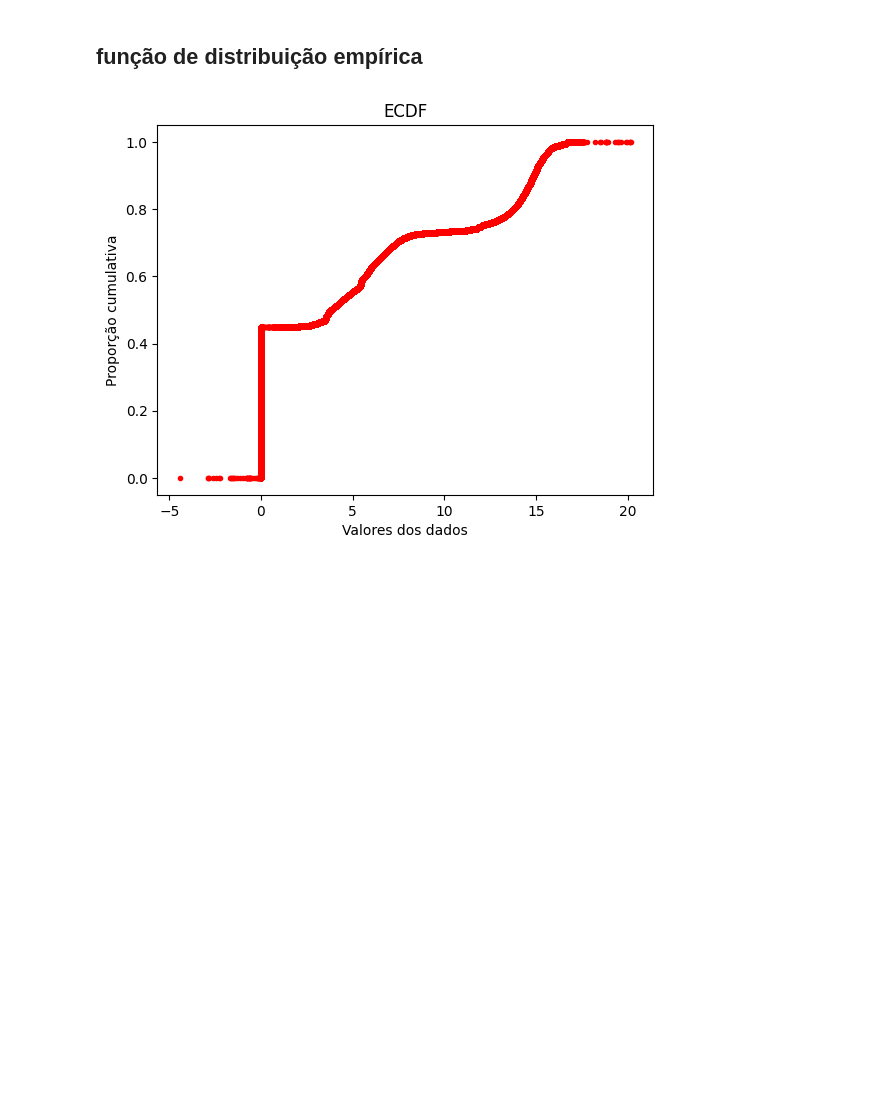
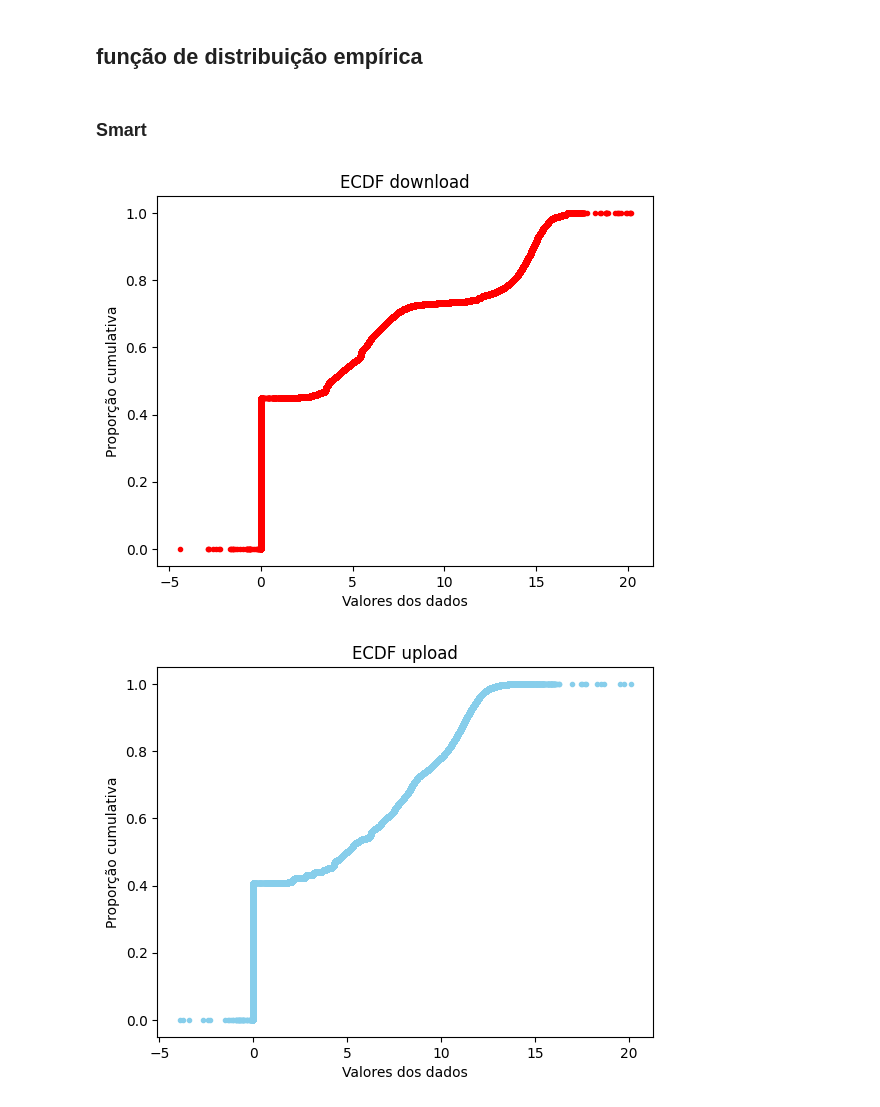
Before and after one commit to VieiraEnzo/TrabProbest, a Jupyter notebook: main.ipynb, the cells around one changed output. Saved outputs shown, nothing was run; the diff lists cells and outputs as text; code cells hidden in the pictures; blank space fills up the shorter version.

```diff
--- a/main.ipynb
+++ b/main.ipynb
@@ -290,33 +290,36 @@ plt.show()
 [figure]
 # %% [markdown]
 ## função de distribuição empírica
+# %% [markdown]
+### Smart
 # %%
 def FuncDistEmp(lista):
     lista.sort()
     return [(i+1)/len(lista) for i in range(len(lista))]
 
 x1 = smart['downLog'].to_list()
 x1.sort()
 
 plt.plot(x1, FuncDistEmp(smart['downLog'].to_list()), marker='.', linestyle='none', color='red')
 
-plt.title('ECDF')
+plt.title('ECDF download')
 plt.xlabel('Valores dos dados')
 plt.ylabel('Proporção cumulativa')
 
 plt.show()
 
 ###########################################################################
 
 x1 = smart['upLog'].to_list()
 x1.sort()
 
-plt.plot(x1, FuncDistEmp(smart['upLog'].to_list()), marker='.', linestyle='none', color='red')
+plt.plot(x1, FuncDistEmp(smart['upLog'].to_list()), marker='.', linestyle='none', color='skyblue')
 
-plt.title('ECDF')
+plt.title('ECDF upload')
 plt.xlabel('Valores dos dados')
 plt.ylabel('Proporção cumulativa')
 
 plt.show()
 # %% [output]
-[figure, old version]
+[figure, new version]
+[figure, added]
```
Also changed, not shown: parts of 25 cells of this notebook.
